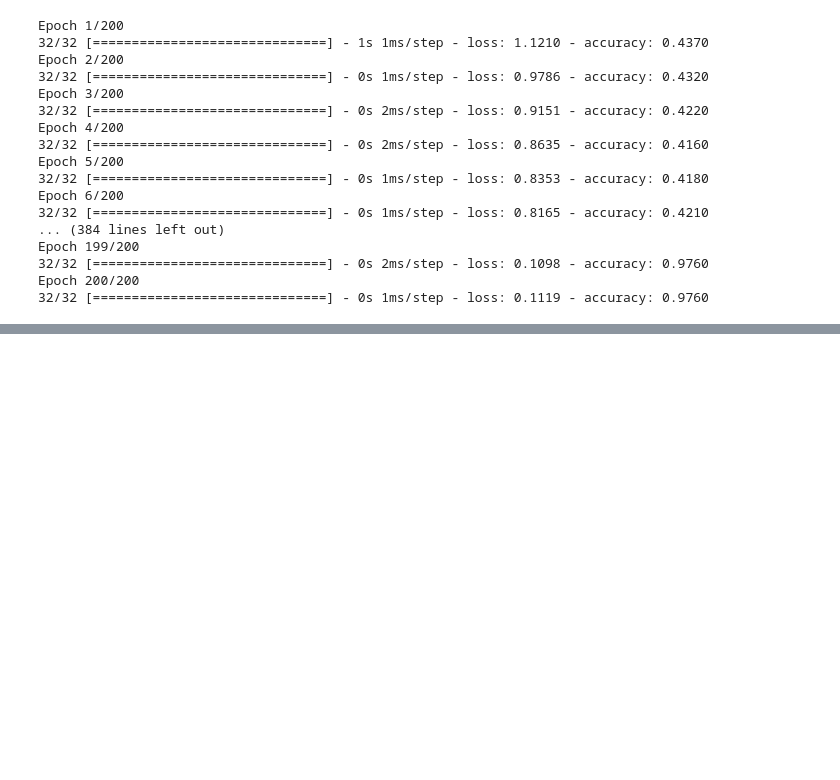
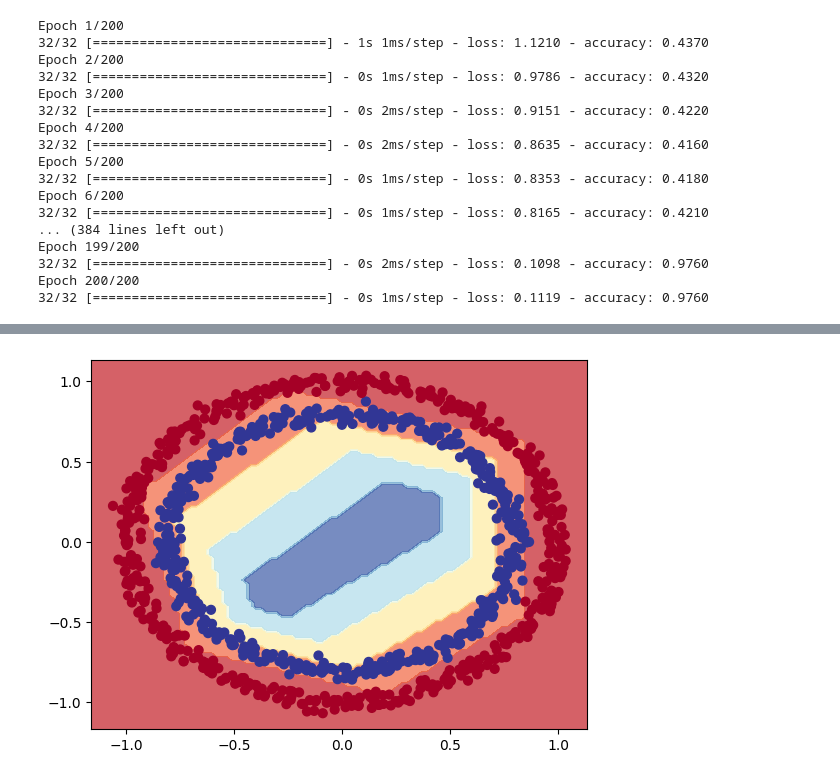
Before and after one commit to pranavrao87/Machine-Learning, a Jupyter notebook: Classification Models/02_neural_network_classification_models.ipynb, the cells around one changed output, grey strips where cells are left out. Saved outputs shown, nothing was run; the diff lists cells and outputs as text; code cells hidden in the pictures; blank space fills up the shorter version.

```diff
--- a/Classification Models/02_neural_network_classification_models.ipynb
+++ b/Classification Models/02_neural_network_classification_models.ipynb
@@ -431,3 +431,6 @@ Epoch 199/200
 32/32 [==============================] - 0s 2ms/step - loss: 0.1098 - accuracy: 0.9760
 Epoch 200/200
 32/32 [==============================] - 0s 1ms/step - loss: 0.1119 - accuracy: 0.9760
+# %%
+plot_decision_boundary(model_6, X, y)
+# %% [output]
@@ -433,0 +439 @@ Epoch 200/200
+[figure, added]
```
Also changed, not shown: parts of 1 cell of this notebook.
